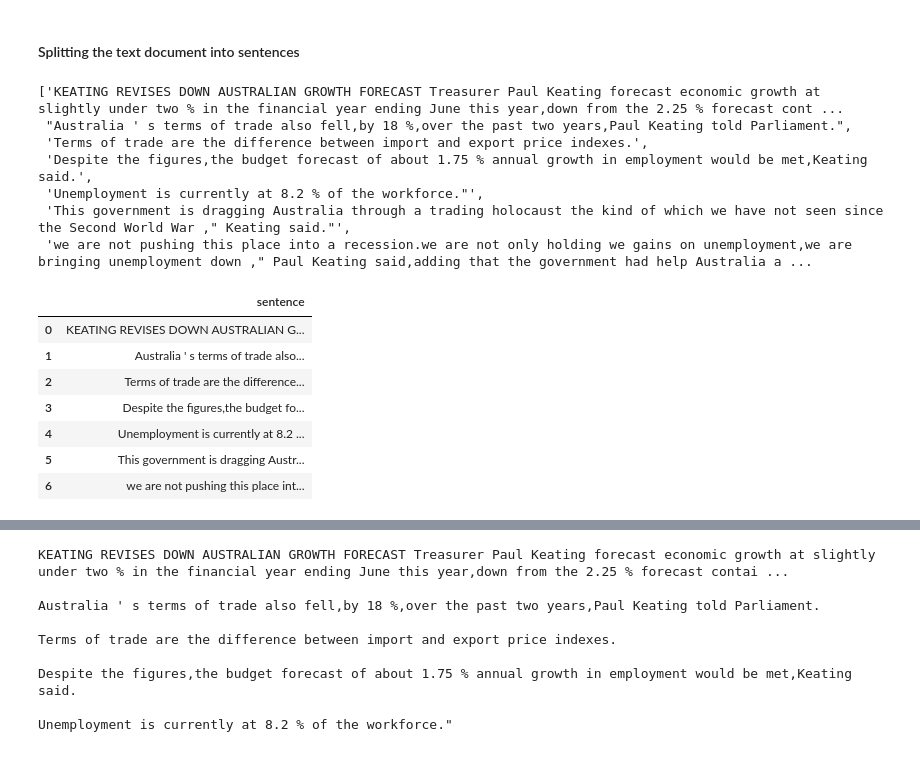
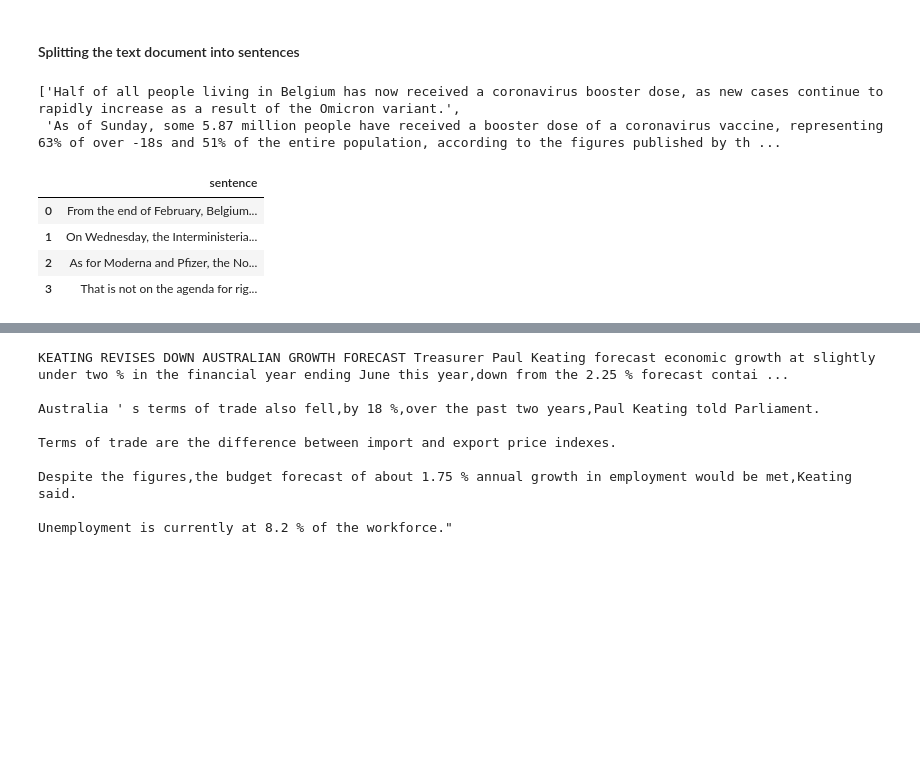
Before and after one commit to yusufakcakaya/Algorythm-NLP-Entity-Recognition, a Jupyter notebook: Information_Extraction_Pipeline.ipynb, the cells around one changed output, grey strips where cells are left out. Drawn from its saved outputs; the diff is of its cells as text; code cells hidden in the pictures; blank space fills up the shorter version.

```diff
--- a/Information_Extraction_Pipeline.ipynb
+++ b/Information_Extraction_Pipeline.ipynb
@@ -151,32 +152,32 @@ from spacy.lang.en import English
 nlp = English()  # just the language with no model
 sentencizer = nlp.create_pipe("sentencizer")
 nlp.add_pipe(sentencizer)
-sent = [sent.text for sent in nlp(result).sents]
+sent = [sent.text for sent in nlp(ss).sents]
 sent
 # %% [output]
-['KEATING REVISES DOWN AUSTRALIAN GROWTH FORECAST Treasurer Paul Keating forecast economic growth at slightly under two % in the financial year ending June this year,down from the 2.25 % forecast cont ...
- "Australia ' s terms of trade also fell,by 18 %,over the past two years,Paul Keating told Parliament.",
- 'Terms of trade are the difference between import and export price indexes.',
- 'Despite the figures,the budget forecast of about 1.75 % annual growth in employment would be met,Keating said.',
- 'Unemployment is currently at 8.2 % of the workforce."',
- 'This government is dragging Australia through a trading holocaust the kind of which we have not seen since the Second World War ," Keating said."',
- 'we are not pushing this place into a recession.we are not only holding we gains on unemployment,we are bringing unemployment down ," Paul Keating said,adding that the government had help Australia a ...
+['Half of all people living in Belgium has now received a coronavirus booster dose, as new cases continue to rapidly increase as a result of the Omicron variant.',
+ 'As of Sunday, some 5.87 million people have received a booster dose of a coronavirus vaccine, representing 63% of over -18s and 51% of the entire population, according to the figures published by th ...
+# %%
+stop_words = stopwords.words('english')
+ss = "From the end of February, Belgium will start offering the Novavax coronavirus vaccine – called Nuvaxovid – to people who are allergic to the other available vaccines or had proven side effects after a first dose of Pfizer or Moderna.On Wednesday, the Interministerial Conference (IMC) on Public Health decided to purchase 510,000 doses of vaccine – approved by the European Medicines Agency (EMA) in December – which will be delivered at the end of February or beginning of March. As for Moderna and Pfizer, the Novavax vaccine requires two doses that are administered at an interval of at least three weeks.\“Currently, the vaccine has not yet been approved by the EMA as a booster shot. That is not on the agenda for right now, but it can happen soon,\” Gudrun Briat, spokesperson for the Vaccination Taskforce, told The Brussels Times."
+def remove_stopwords(text):
+    text = ' '.join(word for word in text.split(' ') if word not in stop_words)
+    return text
+
+#article= remove_stopwords(ss)
 # %%
 import pandas as pd
 
 df1= pd.DataFrame(columns=["sentence"])
 
 df1 = df1.append(
-        [{'sentence' : sent.text} for sent in nlp(result).sents],
+        [{'sentence' : sent.text} for sent in nlp(ss).sents],
         ignore_index=True
     )
 df1
 # %% [output]
 |  | sentence |
-| 0 | KEATING REVISES DOWN AUSTRALIAN G... |
-| 1 | Australia ' s terms of trade also... |
-| 2 | Terms of trade are the difference... |
-| 3 | Despite the figures,the budget fo... |
-| 4 | Unemployment is currently at 8.2 ... |
-| 5 | This government is dragging Austr... |
-| 6 | we are not pushing this place int... |
+| 0 | From the end of February, Belgium... |
+| 1 | On Wednesday, the Interministeria... |
+| 2 | As for Moderna and Pfizer, the No... |
+| 3 | That is not on the agenda for rig... |
```
Also changed, not shown: parts of 29 cells of this notebook, 3 other files.
